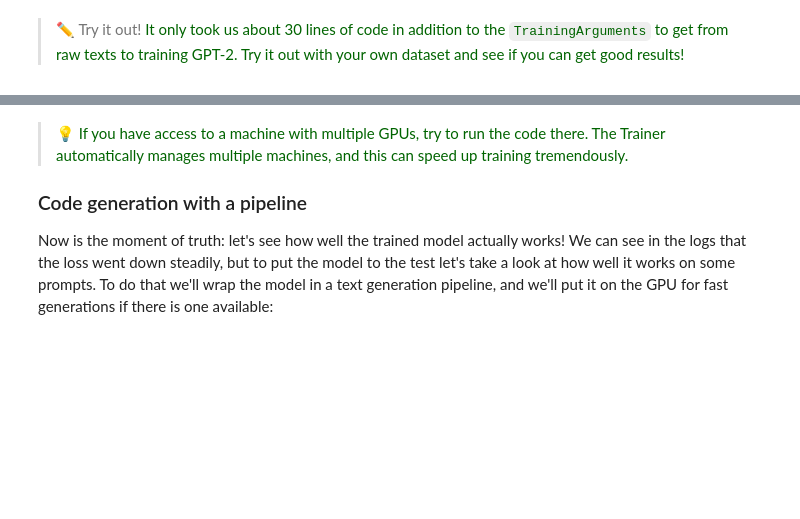
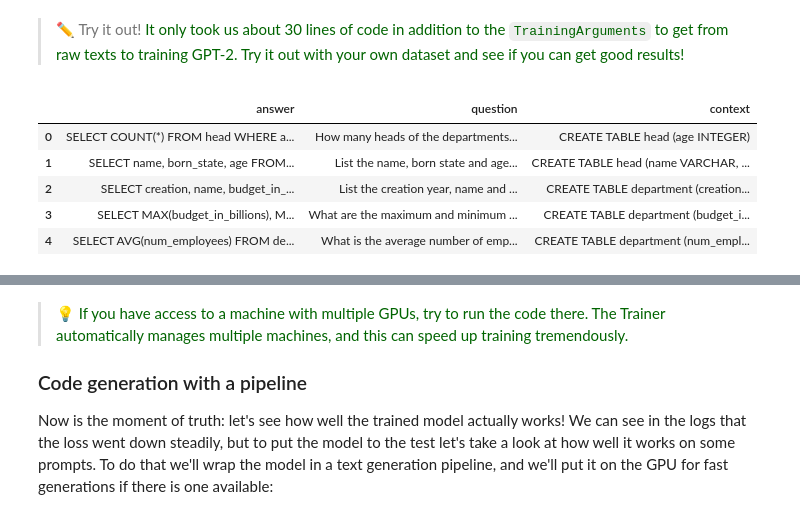
Before and after one commit to matthiasdroth/Huggingface-course, a Jupyter notebook: 7.6-Training_a_causal_language_model_from_scratch.ipynb, the cells around one changed output, grey strips where cells are left out. Drawn from its saved outputs; the diff is of its cells as text; code cells hidden in the pictures; blank space fills up the shorter version.

```diff
--- a/7.6-Training_a_causal_language_model_from_scratch.ipynb
+++ b/7.6-Training_a_causal_language_model_from_scratch.ipynb
@@ -363,0 +395,16 @@ trainer.push_to_hub()
+# %%
+# load dataset "b-mc2/sql-create-context" and save it in .csv format
+try_it2_dataset_raw = load_dataset("b-mc2/sql-create-context")["train"]
+csv_path = "sections/section_7/data/sql-dataset.csv"
+try_it2_dataset_raw.to_csv(csv_path)
+# create pandas dataframe from .csv file
+import pandas as pd
+try_it2_df = pd.read_csv(csv_path)
+try_it2_df.head()
+# %% [output]
+|  | answer | question | context |
+| 0 | SELECT COUNT(*) FROM head WHERE a... | How many heads of the departments... | CREATE TABLE head (age INTEGER) |
+| 1 | SELECT name, born_state, age FROM... | List the name, born state and age... | CREATE TABLE head (name VARCHAR, ... |
+| 2 | SELECT creation, name, budget_in_... | List the creation year, name and ... | CREATE TABLE department (creation... |
+| 3 | SELECT MAX(budget_in_billions), M... | What are the maximum and minimum ... | CREATE TABLE department (budget_i... |
+| 4 | SELECT AVG(num_employees) FROM de... | What is the average number of emp... | CREATE TABLE department (num_empl... |
```
Also changed, not shown: parts of 15 cells of this notebook, 1 other file.
